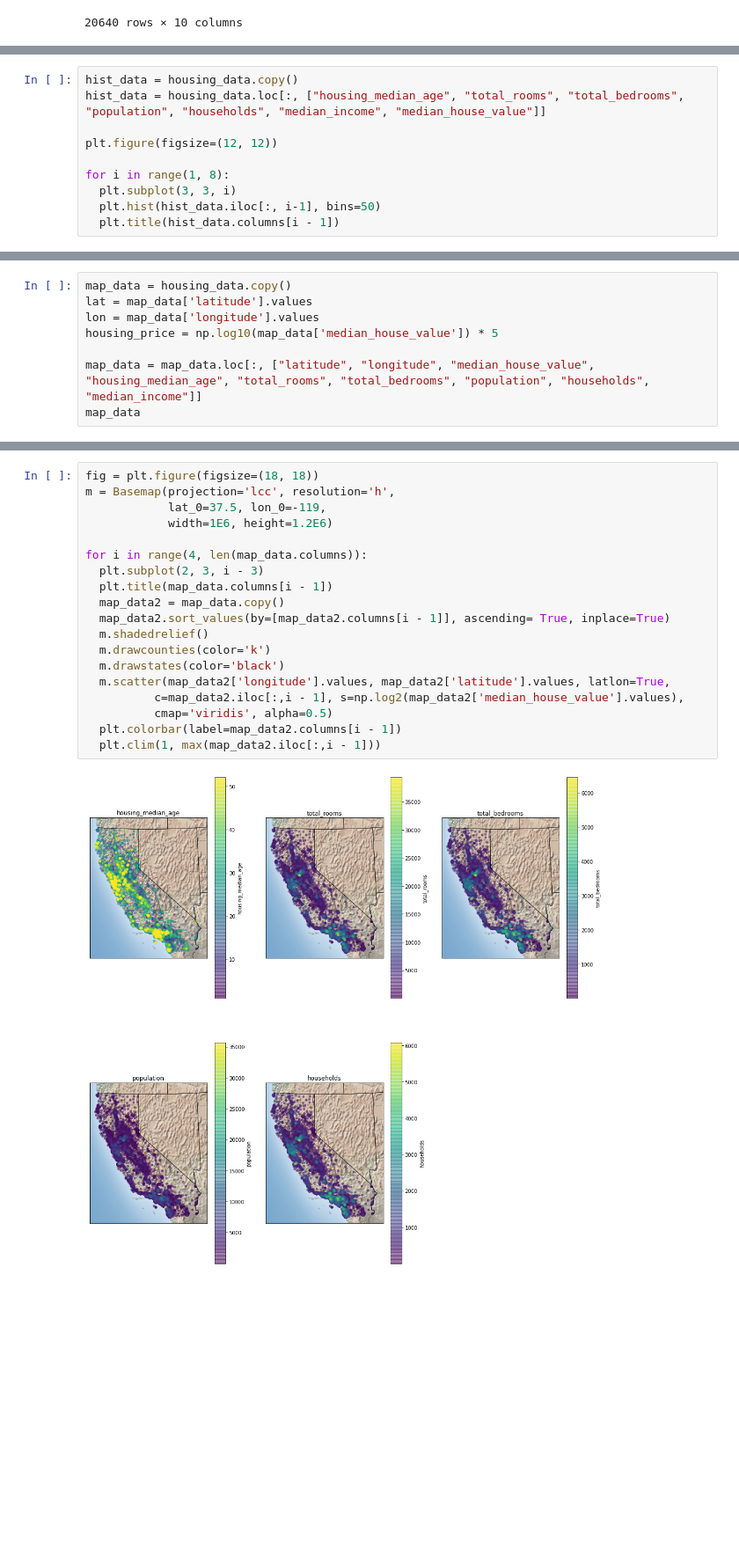
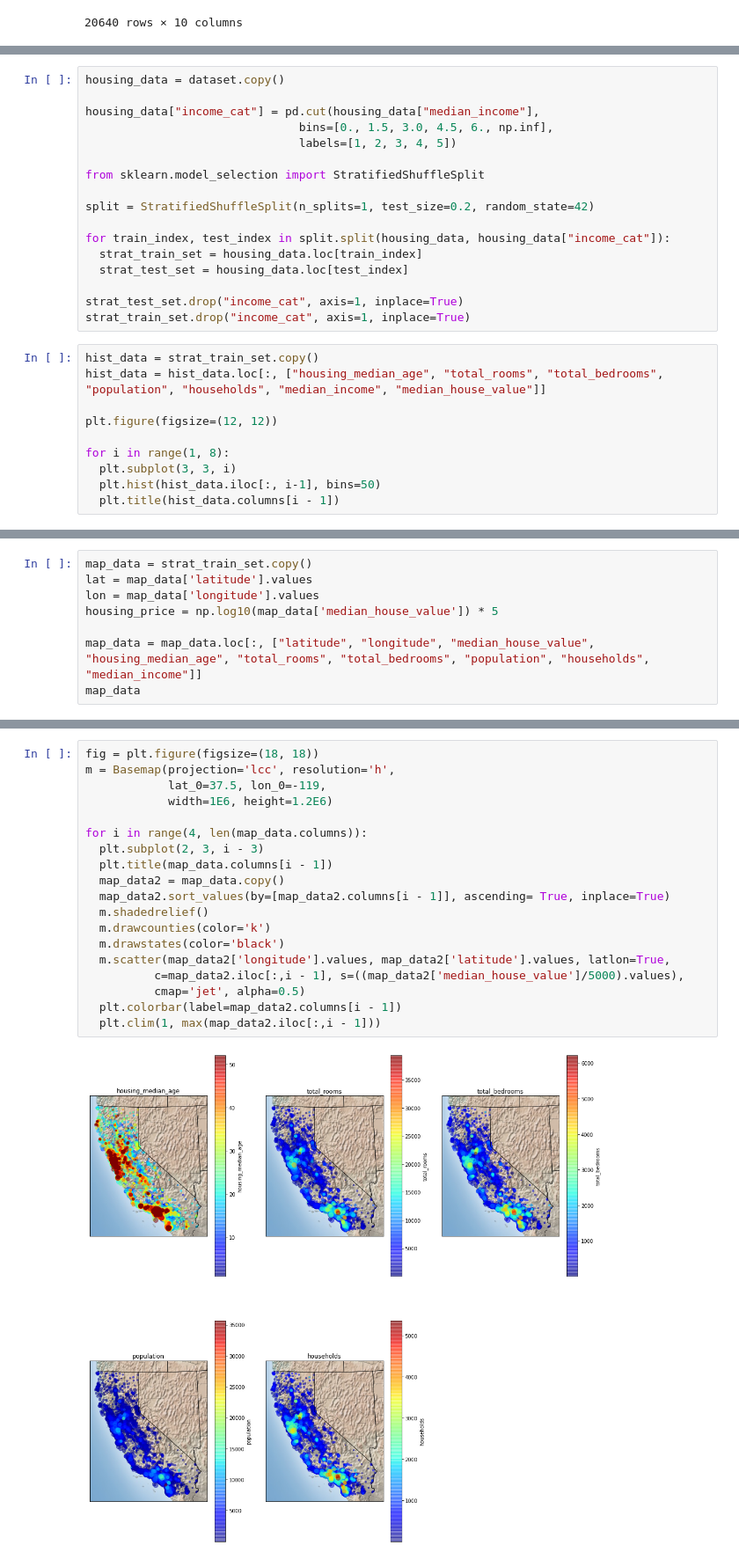
Before and after one commit to kshashank03/data-science-projects, a Jupyter notebook: Regression_Models/California_housing_regression.ipynb, the cells around one changed output, grey strips where cells are left out. Shown at 88% size. Drawn from its saved outputs; the diff is of its cells as text; blank space fills up the shorter version.

Commit message:
Data preparation

```diff
--- a/Regression_Models/California_housing_regression.ipynb
+++ b/Regression_Models/California_housing_regression.ipynb
@@ -47,6 +38,23 @@ housing_data.describe()
+# %%
+housing_data = dataset.copy()
+
+housing_data["income_cat"] = pd.cut(housing_data["median_income"],
+                               bins=[0., 1.5, 3.0, 4.5, 6., np.inf],
+                               labels=[1, 2, 3, 4, 5])
+
+from sklearn.model_selection import StratifiedShuffleSplit
+
+split = StratifiedShuffleSplit(n_splits=1, test_size=0.2, random_state=42)
+
+for train_index, test_index in split.split(housing_data, housing_data["income_cat"]):
+  strat_train_set = housing_data.loc[train_index]
+  strat_test_set = housing_data.loc[test_index]
+
+strat_test_set.drop("income_cat", axis=1, inplace=True)
+strat_train_set.drop("income_cat", axis=1, inplace=True)
 # %%
-hist_data = housing_data.copy()
-hist_data = housing_data.loc[:, ["housing_median_age", "total_rooms", "total_bedrooms", "population", "households", "median_income", "median_house_value"]]
+hist_data = strat_train_set.copy()
+hist_data = hist_data.loc[:, ["housing_median_age", "total_rooms", "total_bedrooms", "population", "households", "median_income", "median_house_value"]]
 
 plt.figure(figsize=(12, 12))
 
@@ -59,5 +67,5 @@ for i in range(1, 8):
 # %%
-map_data = housing_data.copy()
+map_data = strat_train_set.copy()
 lat = map_data['latitude'].values
 lon = map_data['longitude'].values
 housing_price = np.log10(map_data['median_house_value']) * 5
@@ -81,21 +89,21 @@ map_data
 # %%
 fig = plt.figure(figsize=(18, 18))
 m = Basemap(projection='lcc', resolution='h',
             lat_0=37.5, lon_0=-119,
             width=1E6, height=1.2E6)
 
 for i in range(4, len(map_data.columns)):
   plt.subplot(2, 3, i - 3)
   plt.title(map_data.columns[i - 1])
   map_data2 = map_data.copy()
   map_data2.sort_values(by=[map_data2.columns[i - 1]], ascending= True, inplace=True)
   m.shadedrelief()
   m.drawcounties(color='k')
   m.drawstates(color='black')
   m.scatter(map_data2['longitude'].values, map_data2['latitude'].values, latlon=True,
-          c=map_data2.iloc[:,i - 1], s=np.log2(map_data2['median_house_value'].values),
-          cmap='viridis', alpha=0.5)
+          c=map_data2.iloc[:,i - 1], s=((map_data2['median_house_value']/5000).values),
+          cmap='jet', alpha=0.5)
   plt.colorbar(label=map_data2.columns[i - 1])
   plt.clim(1, max(map_data2.iloc[:,i - 1]))
 # %% [output]
-[figure, old version]
+[figure, new version]
```
Also changed, not shown: parts of 10 cells of this notebook.
